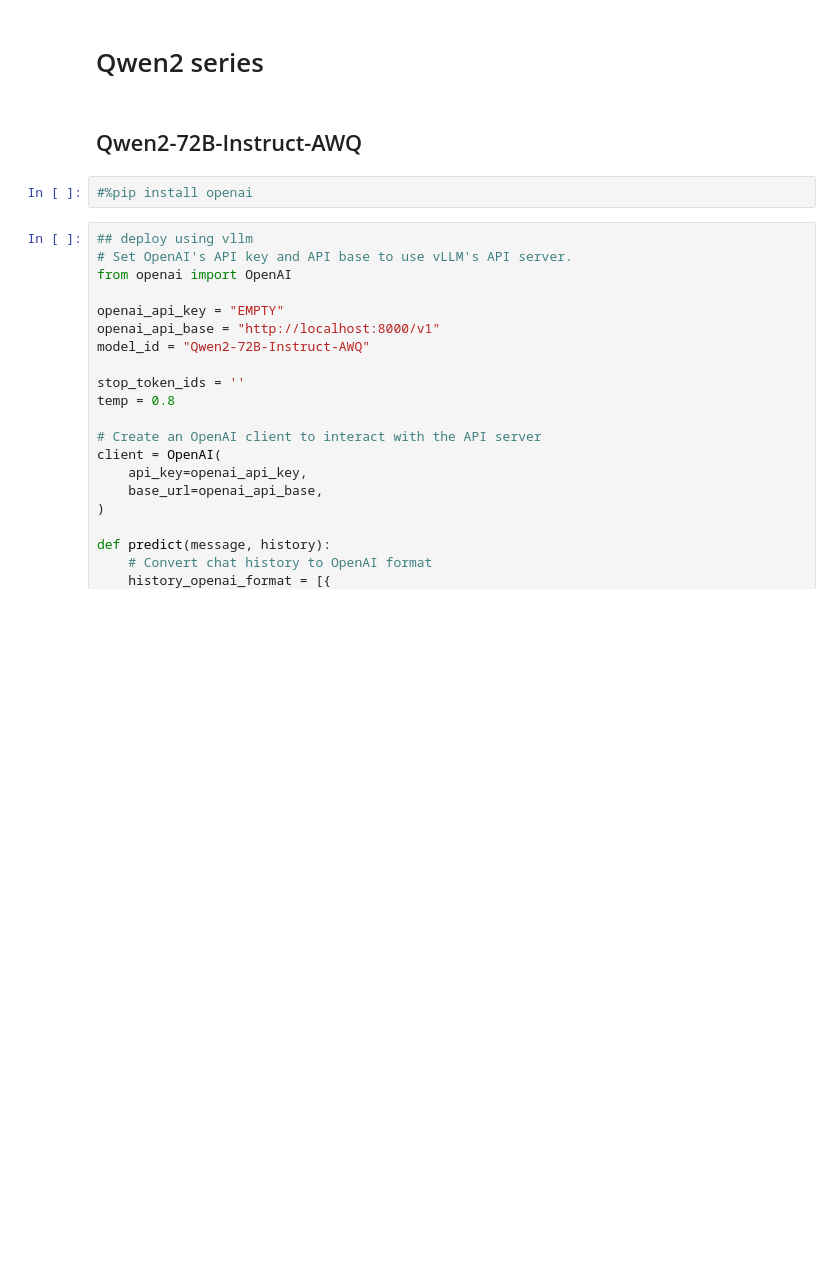
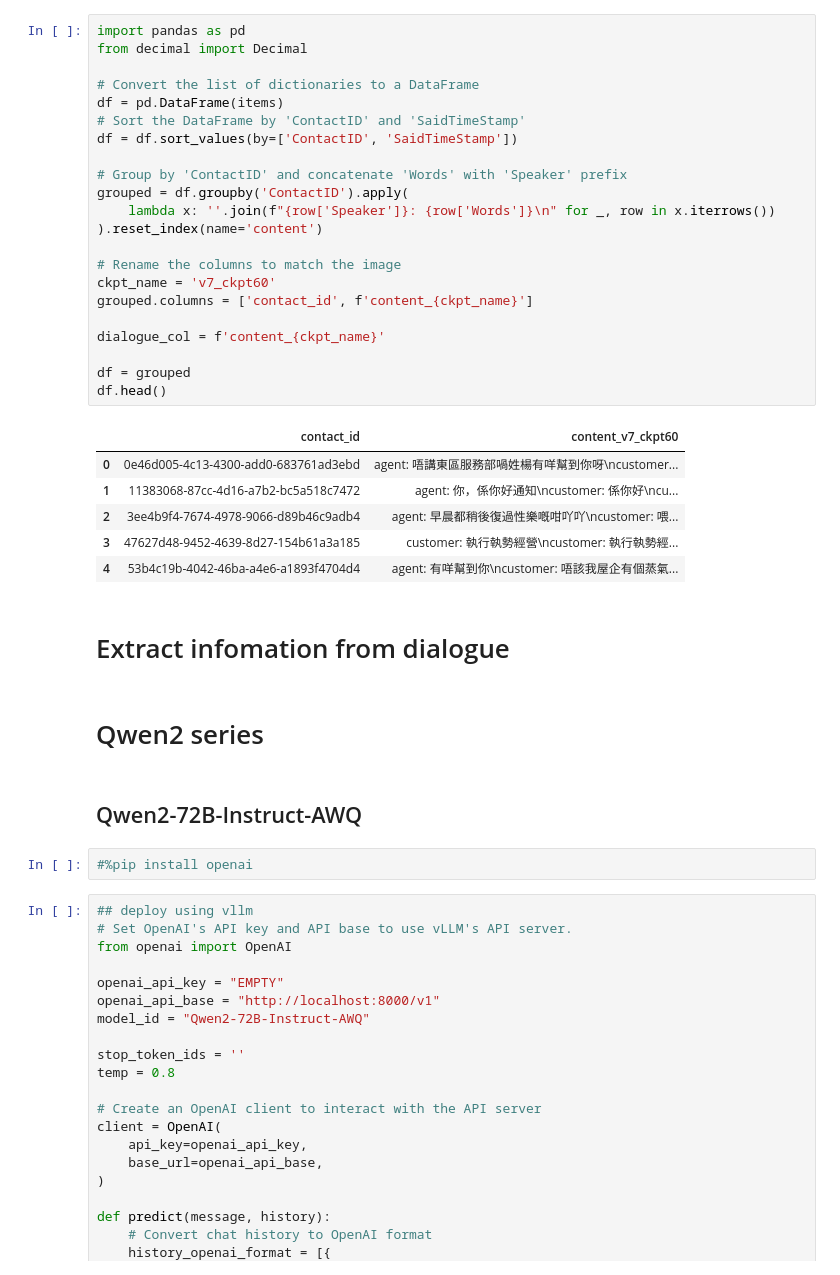
Before and after one commit to Chevolier/Qwen2, a Jupyter notebook: extract_info.ipynb, the cells around one changed output. Cells and saved outputs as stored; diff of their text form; blank space fills up the shorter version.

Commit message:
clean extract_info.ipynb

```diff
--- a/extract_info.ipynb
+++ b/extract_info.ipynb
@@ -271,3 +193,34 @@ df.head()
+# %%
+import pandas as pd
+from decimal import Decimal
+
+# Convert the list of dictionaries to a DataFrame
+df = pd.DataFrame(items)
+# Sort the DataFrame by 'ContactID' and 'SaidTimeStamp'
+df = df.sort_values(by=['ContactID', 'SaidTimeStamp'])
+
+# Group by 'ContactID' and concatenate 'Words' with 'Speaker' prefix
+grouped = df.groupby('ContactID').apply(
+    lambda x: ''.join(f"{row['Speaker']}: {row['Words']}\n" for _, row in x.iterrows())
+).reset_index(name='content')
+
+# Rename the columns to match the image
+ckpt_name = 'v7_ckpt60'
+grouped.columns = ['contact_id', f'content_{ckpt_name}']
+
+dialogue_col = f'content_{ckpt_name}'
+
+df = grouped
+df.head()
+# %% [output]
+|  | contact_id | content_v7_ckpt60 |
+| 0 | 0e46d005-4c13-4300-add0-683761ad3ebd | agent: 唔講東區服務部喎姓楊有咩幫到你呀\ncustomer... |
+| 1 | 11383068-87cc-4d16-a7b2-bc5a518c7472 | agent: 你，係你好通知\ncustomer: 係你好\ncu... |
+| 2 | 3ee4b9f4-7674-4978-9066-d89b46c9adb4 | agent: 早晨都稍後復過性樂嘅咁吖吖\ncustomer: 喂... |
+| 3 | 47627d48-9452-4639-8d27-154b61a3a185 | customer: 執行執勢經營\ncustomer: 執行執勢經... |
+| 4 | 53b4c19b-4042-46ba-a4e6-a1893f4704d4 | agent: 有咩幫到你\ncustomer: 唔該我屋企有個蒸氣... |
+# %% [markdown]
+# Extract infomation from dialogue
 # %% [markdown]
 # Qwen2 series
 # %% [markdown]
```
Also changed, not shown: parts of 58 cells of this notebook, 1 other file.
